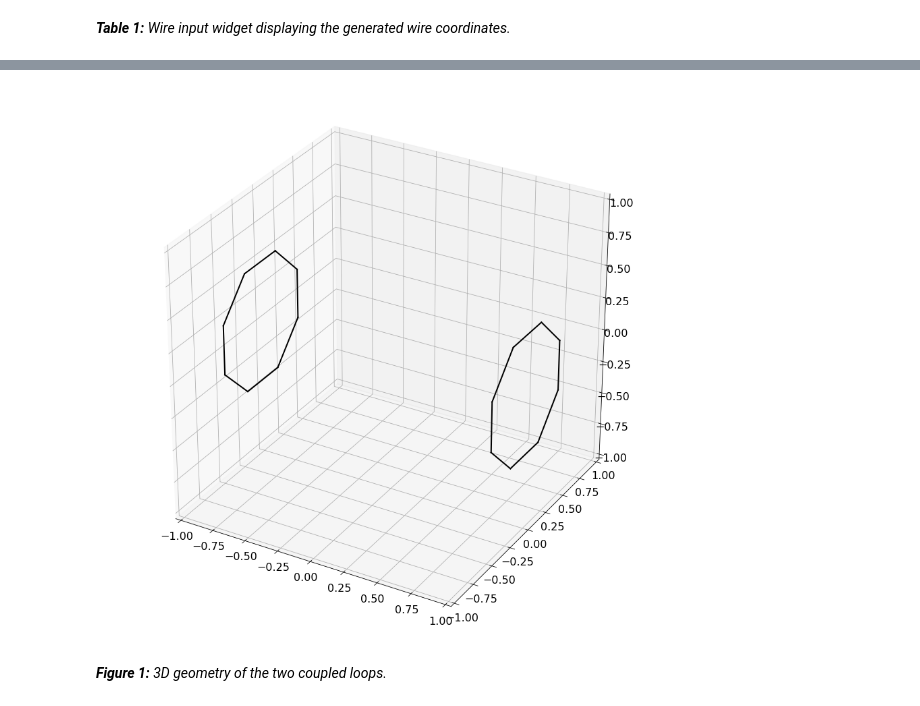
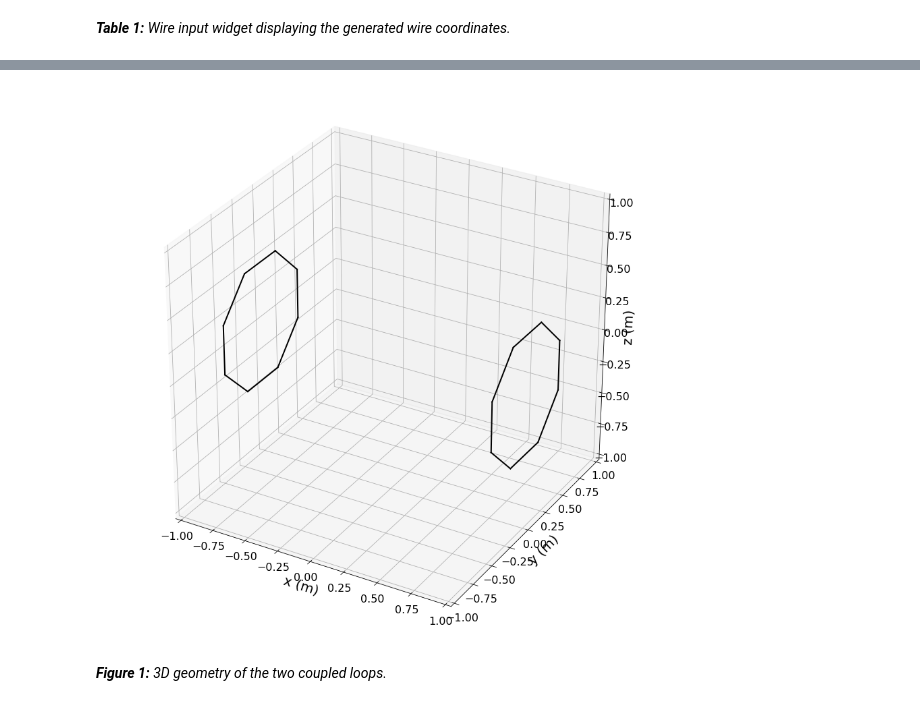
Before and after one commit to danzimmerman/n3ox_utils, a Jupyter notebook: examples/Wireless Power Poynting Animation.ipynb, the cells around one changed output, grey strips where cells are left out. Cells and saved outputs as stored; diff of their text form; code cells hidden in the pictures.

```diff
--- a/examples/Wireless Power Poynting Animation.ipynb
+++ b/examples/Wireless Power Poynting Animation.ipynb
@@ -29,8 +94,10 @@ The dictionary `wd_params` below contains common parameters for each wire, assig
 # %%
-Rl = 0.5 #loop "radius" in meters
-thi = np.pi/180.0*22.5 #initial endpoints in meters
-wd = {'xw1':0., 'yw1':Rl*np.sin(thi), 'zw1':Rl*np.cos(thi),
-      'xw2':0, 'yw2':Rl*np.sin(-thi), 'zw2':Rl*np.cos(-thi) }
+from types import SimpleNamespace
+rsc = SimpleNamespace()
+rsc.Rl = 0.5 #loop "radius" in meters
+rsc.thi = np.pi/180.0*22.5 #initial endpoints in meters
+rsc.base_wd = {'xw1':0., 'yw1':rsc.Rl*np.sin(rsc.thi), 'zw1':rsc.Rl*np.cos(rsc.thi),
+               'xw2':0, 'yw2':rsc.Rl*np.sin(-rsc.thi), 'zw2':rsc.Rl*np.cos(-rsc.thi) }
 # %%
 # we define common params for each generated wire
-wd_params = {'segment_count':3, 'rad':0.010}
+rsc.wd_params = {'segment_count':3, 'rad':0.010}
@@ -37,18 +110,18 @@ wd_params = {'segment_count':3, 'rad':0.010}
 # %%
 wire_input = pnh.WireInput()
 wire_input.delete_all_wires()
-angs = np.linspace(0, 360, 8, endpoint=False) # eight 45-deg spaced rotation angles
-sep = 4.0*Rl
+rsc.angs = np.linspace(0, 360, 8, endpoint=False) # eight 45-deg spaced rotation angles
+rsc.sep = 4.0*rsc.Rl
 # set up sixteen wires, tags 1 to 16, consisting of two octagons separated by sep meters
-for tagnum, ang in zip(range(1,17), np.hstack([angs, angs])):
-    new_wire = wd.copy()
-    new_wire.update(wd_params)
+for tagnum, ang in zip(range(1,17), np.hstack([rsc.angs, rsc.angs])):
+    new_wire = rsc.base_wd.copy()
+    new_wire.update(rsc.wd_params)
     new_wire['tag_id'] = tagnum
     pnh.rotate_wiredict(new_wire, ang, 'x', inplace=True)
     if tagnum<9:
-        pnh.translate_wiredict(new_wire, sep/2, 'x', inplace=True)
+        pnh.translate_wiredict(new_wire, rsc.sep/2, 'x', inplace=True)
     else:
-        pnh.translate_wiredict(new_wire, -sep/2, 'x', inplace=True)
+        pnh.translate_wiredict(new_wire, -rsc.sep/2, 'x', inplace=True)
     row = wire_input.add_wire_row()
     wire_input.populate_row(row=row, wiredict=new_wire)
 wire_input.show()
@@ -59,15 +140,26 @@ _**Table 1:** Wire input widget displaying the generated wire coordinates._
 # %%
 from mpl_toolkits.mplot3d import Axes3D # enables '3d' projection
 figs[1] = plt.figure(figsize=(15,15))
 figs[1].axa = figs[1].add_subplot(111, projection='3d')
 
 for wd in wire_input.return_wire_dicts():
     p1, p2 = pnh.get_wire_points(wd)
-    figs[1].axa.plot([p1[0], p2[0]], [p1[1], p2[1]], [p1[2], p2[2]], color='k')
-    lims = [-1, 1]
-    for setlim in [figs[1].axa.set_xlim, figs[1].axa.set_ylim, figs[1].axa.set_zlim]:
-        setlim(lims)
+    figs[1].axa.plot([p1[0], p2[0]],
+                     [p1[1], p2[1]],
+                     [p1[2], p2[2]],
+                     color='k')
+lims = [-1, 1]
+for setlim in [figs[1].axa.set_xlim,
+               figs[1].axa.set_ylim,
+               figs[1].axa.set_zlim]:
+    setlim(lims)
+
+for lab, setlab in zip(['x (m)', 'y (m)', 'z (m)'],
+                       [figs[1].axa.set_xlabel,
+                        figs[1].axa.set_ylabel,
+                        figs[1].axa.set_zlabel]):
+    setlab(lab, fontsize=20)
 # %% [output]
-[figure, old version]
+[figure, new version]
 # %% [markdown]
 _**Figure 1:** 3D geometry of the two coupled loops._
```
Also changed, not shown: parts of 30 cells of this notebook, 1 other file.
